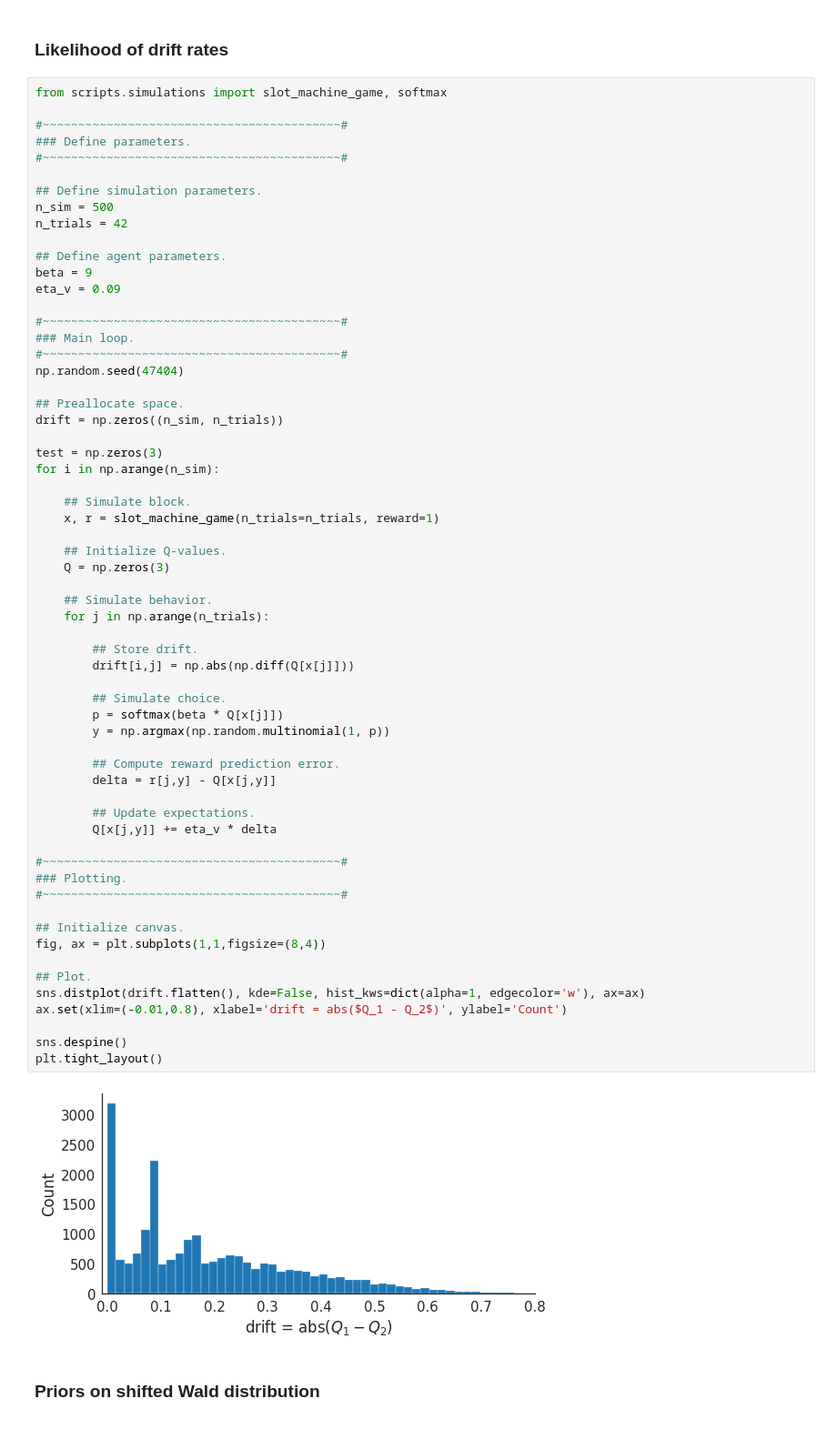
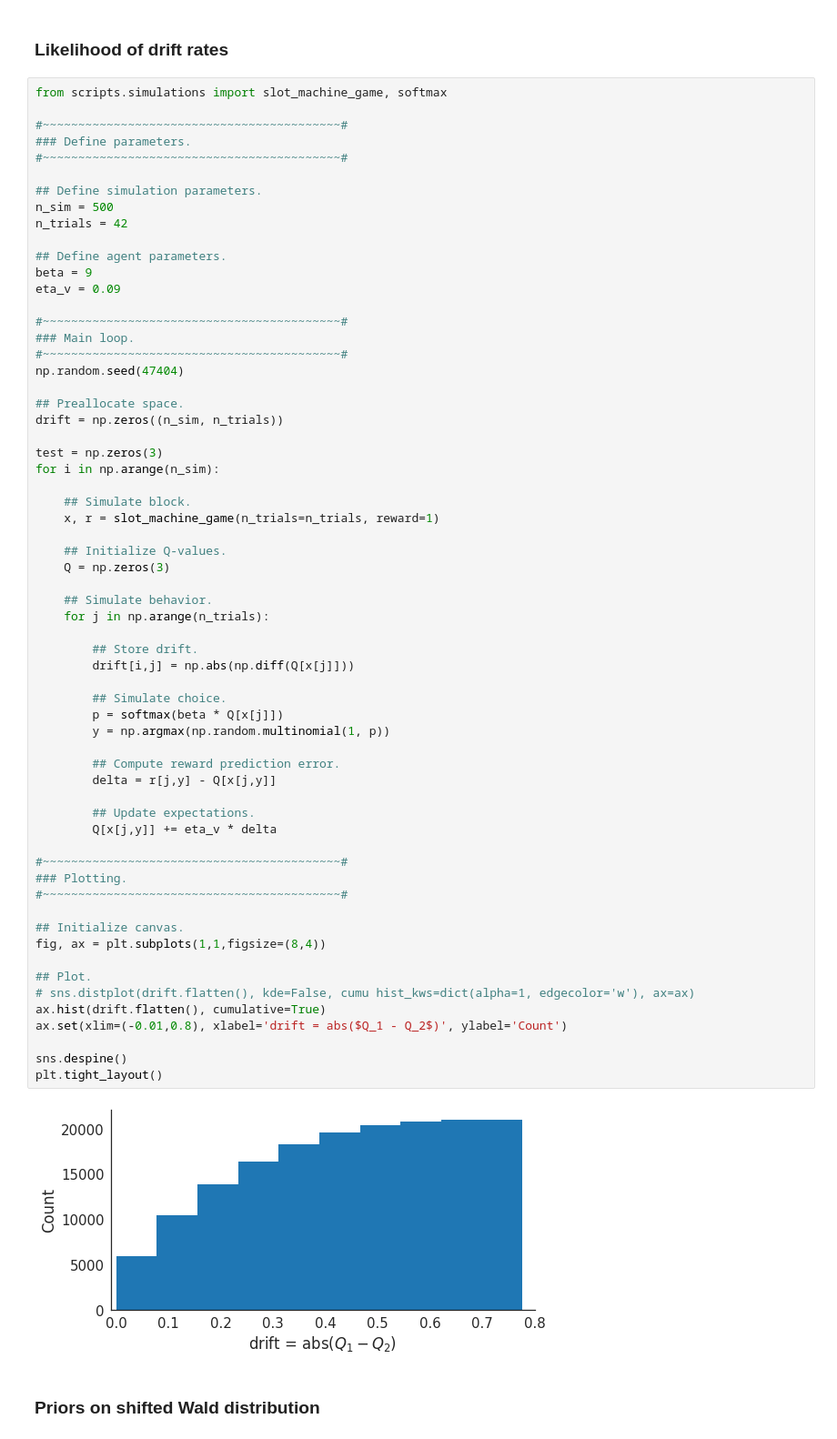
Before and after one commit to szorowi1/pni-rotations, a Jupyter notebook: 6_waldRL.ipynb, the cells around one changed output. Shown at 91% size. Saved outputs shown, nothing was run; the diff lists cells and outputs as text.

```diff
--- a/6_waldRL.ipynb
+++ b/6_waldRL.ipynb
@@ -203,35 +203,36 @@ for i in np.arange(n_sim):
 
     ## Simulate behavior.
     for j in np.arange(n_trials):
 
         ## Store drift.
         drift[i,j] = np.abs(np.diff(Q[x[j]]))
 
         ## Simulate choice.
         p = softmax(beta * Q[x[j]])
         y = np.argmax(np.random.multinomial(1, p))
 
         ## Compute reward prediction error.
         delta = r[j,y] - Q[x[j,y]]
 
         ## Update expectations.
         Q[x[j,y]] += eta_v * delta
 
 #~~~~~~~~~~~~~~~~~~~~~~~~~~~~~~~~~~~~~~~~~~#
 ### Plotting.
 #~~~~~~~~~~~~~~~~~~~~~~~~~~~~~~~~~~~~~~~~~~#
 
 ## Initialize canvas.
 fig, ax = plt.subplots(1,1,figsize=(8,4))
 
 ## Plot.
-sns.distplot(drift.flatten(), kde=False, hist_kws=dict(alpha=1, edgecolor='w'), ax=ax)
+# sns.distplot(drift.flatten(), kde=False, cumu hist_kws=dict(alpha=1, edgecolor='w'), ax=ax)
+ax.hist(drift.flatten(), cumulative=True)
 ax.set(xlim=(-0.01,0.8), xlabel='drift = abs($Q_1 - Q_2$)', ylabel='Count')
 
 sns.despine()
 plt.tight_layout()
 # %% [output]
-[figure, old version]
+[figure, new version]
 # %% [markdown]
 ### Priors on shifted Wald distribution
 # %%
```
Also changed, not shown: parts of 9 cells of this notebook, 6 other files.
